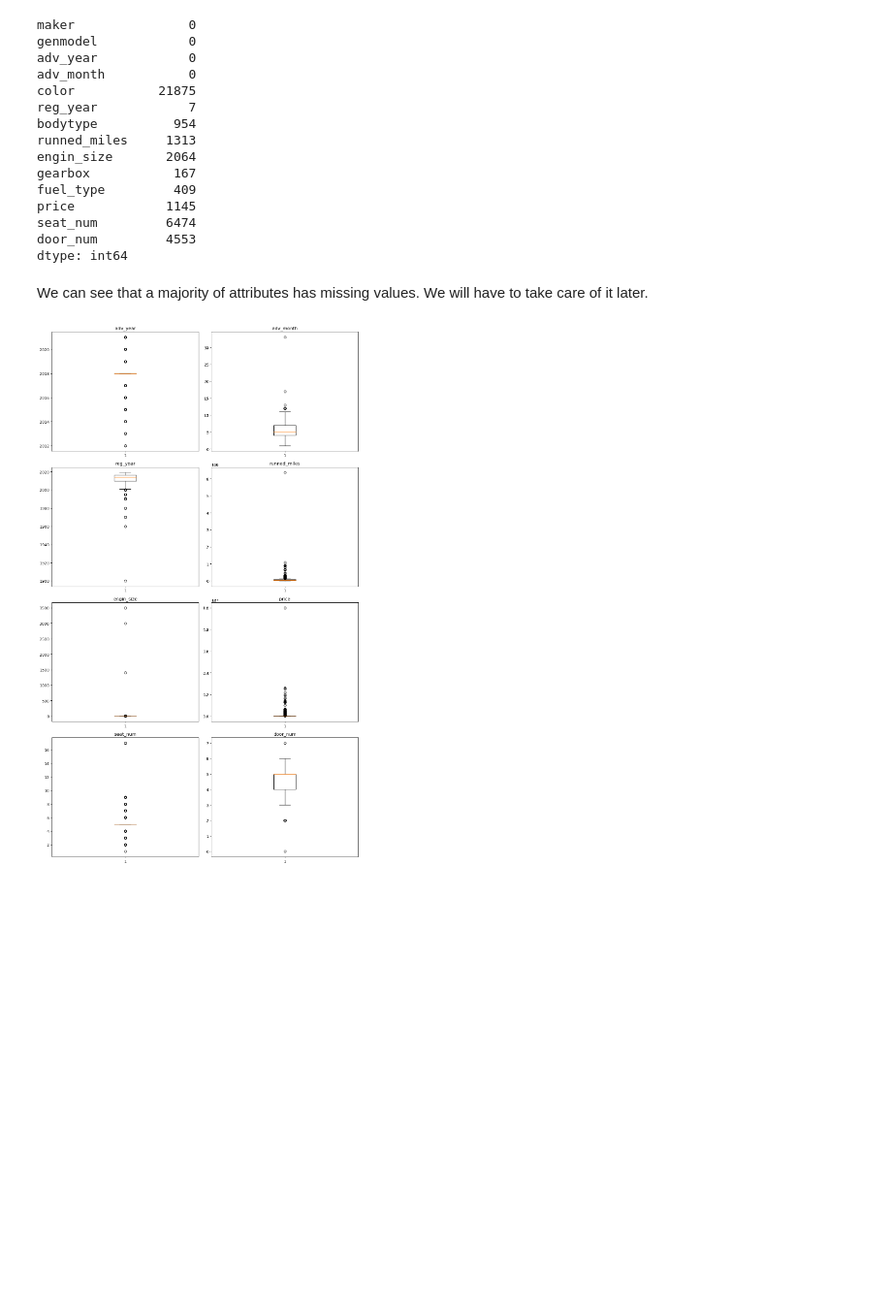
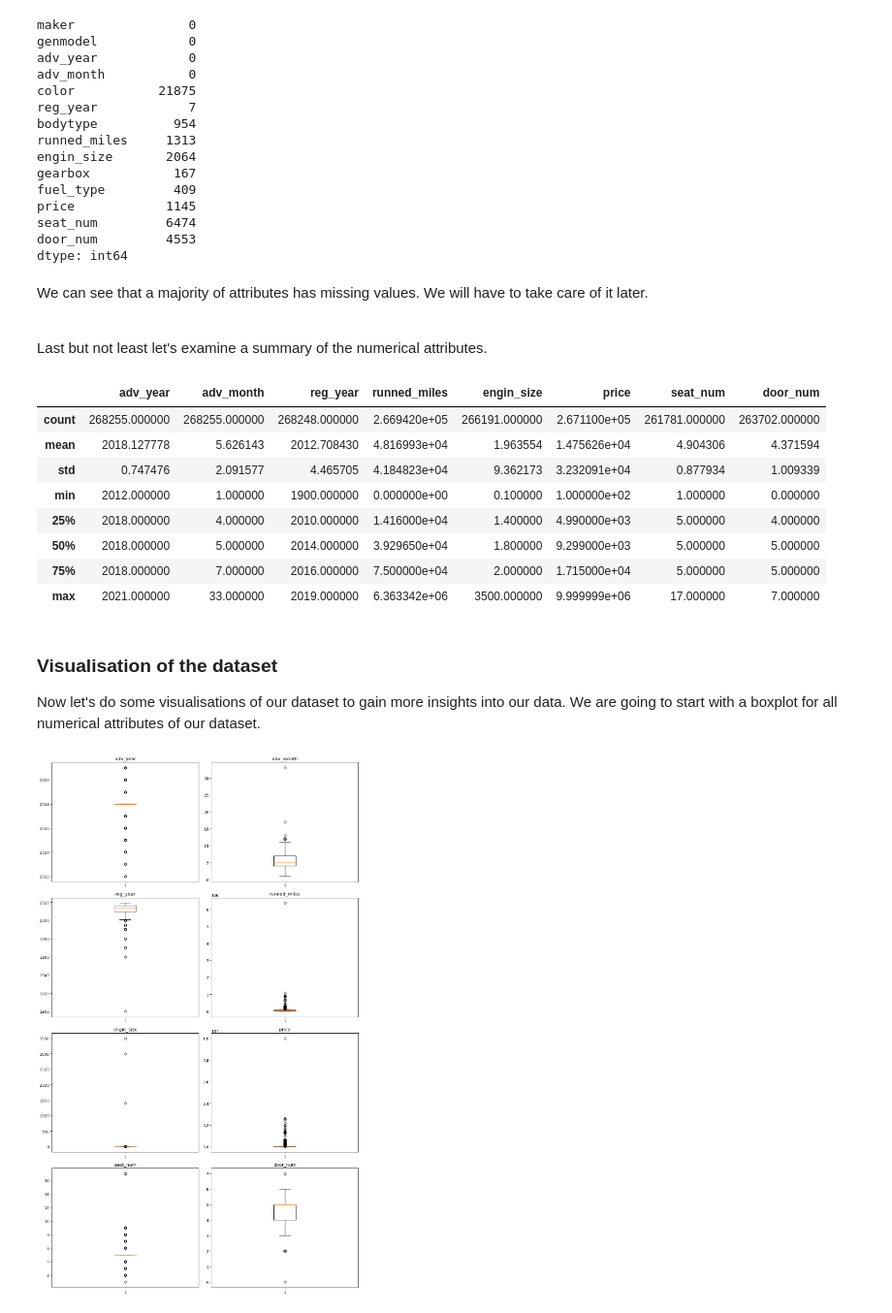
Before and after one commit to pawel-t-wolny/car-price-predictor, a Jupyter notebook: car_price_predictor.ipynb, the cells around one changed output. Shown at 97% size. Drawn from its saved outputs; the diff is of its cells as text; code cells hidden in the pictures; blank space fills up the shorter version.

Commit message:
Added boxplots and analyzed correlation matrix.

```diff
--- a/car_price_predictor.ipynb
+++ b/car_price_predictor.ipynb
@@ -113,7 +113,24 @@ seat_num         6474
 door_num         4553
 dtype: int64
 # %% [markdown]
-We can see that a majority of attributes has missing values. We will have to take care of it later.
+We can see that a majority of attributes has missing values. We will have to take care of it later. <br><br>
+
+Last but not least let's examine a summary of the numerical attributes.
+# %%
+car_data.describe()
+# %% [output]
+|  | adv_year | adv_month | reg_year | runned_miles | engin_size | price | seat_num | door_num |
+| count | 268255.000000 | 268255.000000 | 268248.000000 | 2.669420e+05 | 266191.000000 | 2.671100e+05 | 261781.000000 | 263702.000000 |
+| mean | 2018.127778 | 5.626143 | 2012.708430 | 4.816993e+04 | 1.963554 | 1.475626e+04 | 4.904306 | 4.371594 |
+| std | 0.747476 | 2.091577 | 4.465705 | 4.184823e+04 | 9.362173 | 3.232091e+04 | 0.877934 | 1.009339 |
+| min | 2012.000000 | 1.000000 | 1900.000000 | 0.000000e+00 | 0.100000 | 1.000000e+02 | 1.000000 | 0.000000 |
+| 25% | 2018.000000 | 4.000000 | 2010.000000 | 1.416000e+04 | 1.400000 | 4.990000e+03 | 5.000000 | 4.000000 |
+| 50% | 2018.000000 | 5.000000 | 2014.000000 | 3.929650e+04 | 1.800000 | 9.299000e+03 | 5.000000 | 5.000000 |
+| 75% | 2018.000000 | 7.000000 | 2016.000000 | 7.500000e+04 | 2.000000 | 1.715000e+04 | 5.000000 | 5.000000 |
+| max | 2021.000000 | 33.000000 | 2019.000000 | 6.363342e+06 | 3500.000000 | 9.999999e+06 | 17.000000 | 7.000000 |
+# %% [markdown]
+### Visualisation of the dataset
+Now let's do some visualisations of our dataset to gain more insights into our data. We are going to start with a boxplot for all numerical attributes of our dataset.
 # %%
 numerical_columns = car_data.select_dtypes(include=['float64', 'int64'])
 
```
Also changed, not shown: parts of 3 cells of this notebook.
